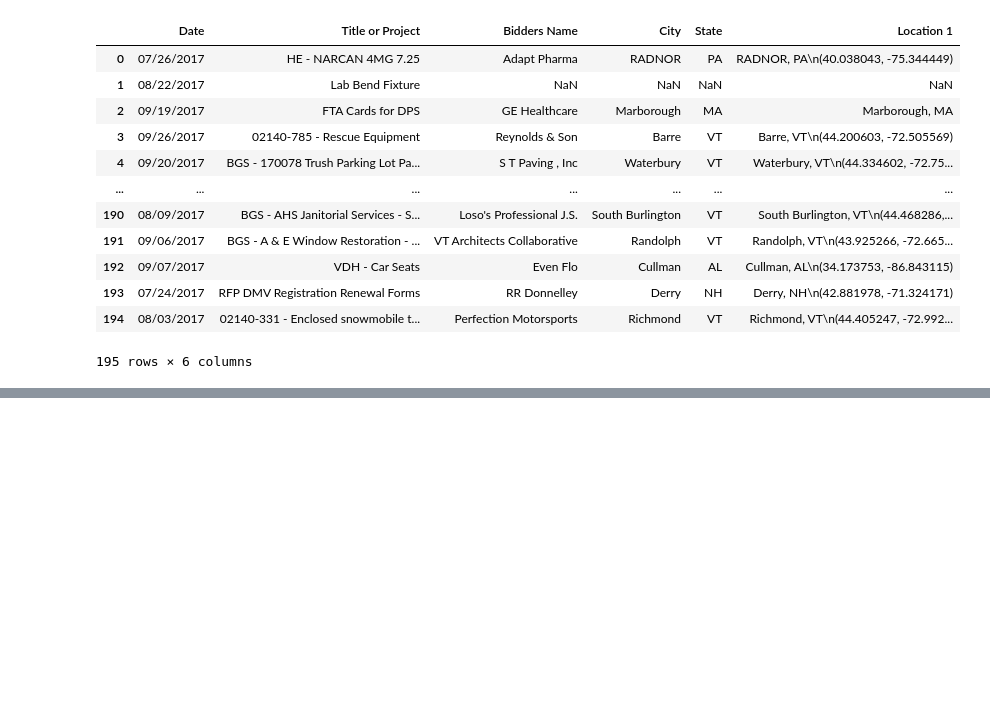
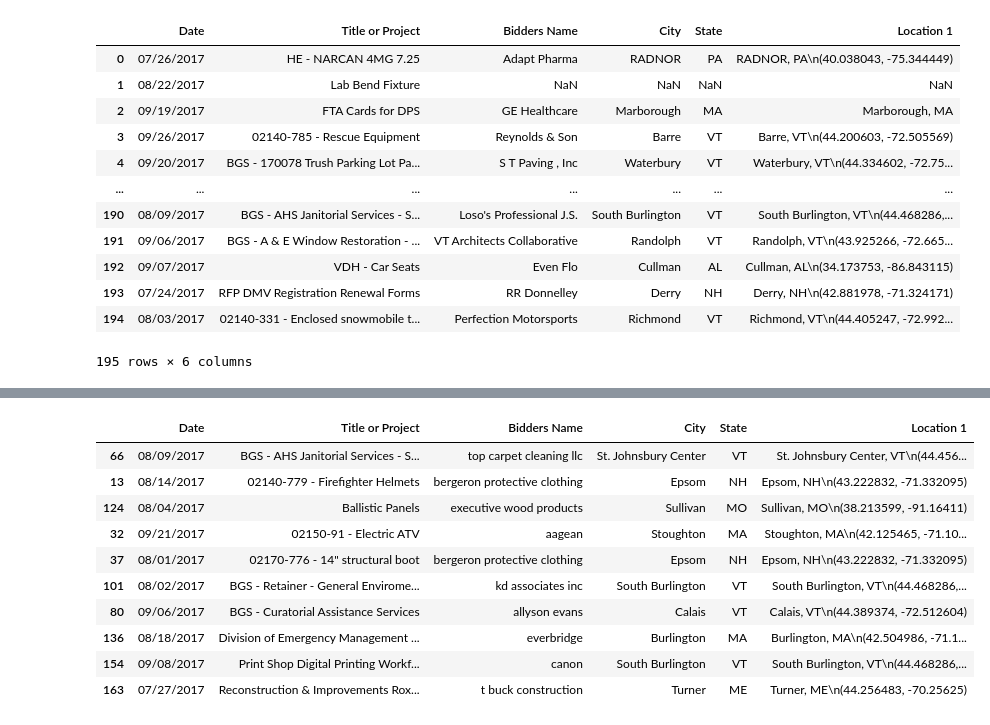
Before and after one commit to VIDA-NYU/openclean-core, a Jupyter notebook: examples/notebooks/engine/Openclean Engine - Datastore.ipynb, the cells around one changed output, grey strips where cells are left out. Cells and saved outputs as stored; diff of their text form; code cells hidden in the pictures; blank space fills up the shorter version.

```diff
--- a/examples/notebooks/engine/Openclean Engine - Datastore.ipynb
+++ b/examples/notebooks/engine/Openclean Engine - Datastore.ipynb
@@ -65,0 +139,16 @@ add_n(3)
+# %%
+# Take a dataset sample of 10 rows.
+
+db.sample(name='bidders', n=10, random_state=43)
+# %% [output]
+|  | Date | Title or Project | Bidders Name | City | State | Location 1 |
+| 66 | 08/09/2017 | BGS - AHS Janitorial Services - S... | top carpet cleaning llc | St. Johnsbury Center | VT | St. Johnsbury Center, VT\n(44.456... |
+| 13 | 08/14/2017 | 02140-779 - Firefighter Helmets | bergeron protective clothing | Epsom | NH | Epsom, NH\n(43.222832, -71.332095) |
+| 124 | 08/04/2017 | Ballistic Panels | executive wood products | Sullivan | MO | Sullivan, MO\n(38.213599, -91.16411) |
+| 32 | 09/21/2017 | 02150-91 - Electric ATV | aagean | Stoughton | MA | Stoughton, MA\n(42.125465, -71.10... |
+| 37 | 08/01/2017 | 02170-776 - 14" structural boot | bergeron protective clothing | Epsom | NH | Epsom, NH\n(43.222832, -71.332095) |
+| 101 | 08/02/2017 | BGS - Retainer - General Envirome... | kd associates inc | South Burlington | VT | South Burlington, VT\n(44.468286,... |
+| 80 | 09/06/2017 | BGS - Curatorial Assistance Services | allyson evans | Calais | VT | Calais, VT\n(44.389374, -72.512604) |
+| 136 | 08/18/2017 | Division of Emergency Management ... | everbridge | Burlington | MA | Burlington, MA\n(42.504986, -71.1... |
+| 154 | 09/08/2017 | Print Shop Digital Printing Workf... | canon | South Burlington | VT | South Burlington, VT\n(44.468286,... |
+| 163 | 07/27/2017 | Reconstruction & Improvements Rox... | t buck construction | Turner | ME | Turner, ME\n(44.256483, -70.25625) |
```
Also changed, not shown: parts of 19 cells of this notebook, 6 other files.
